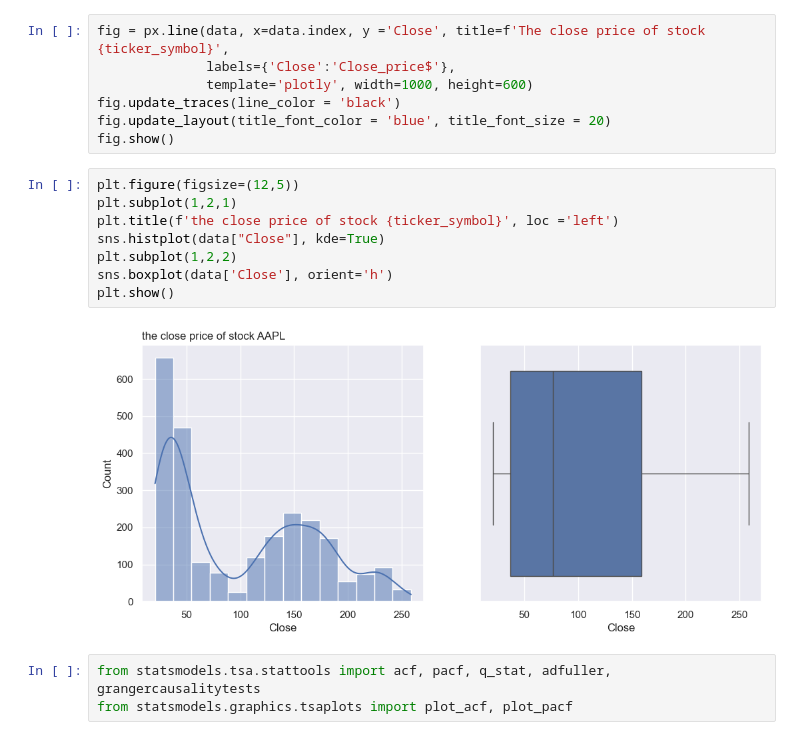
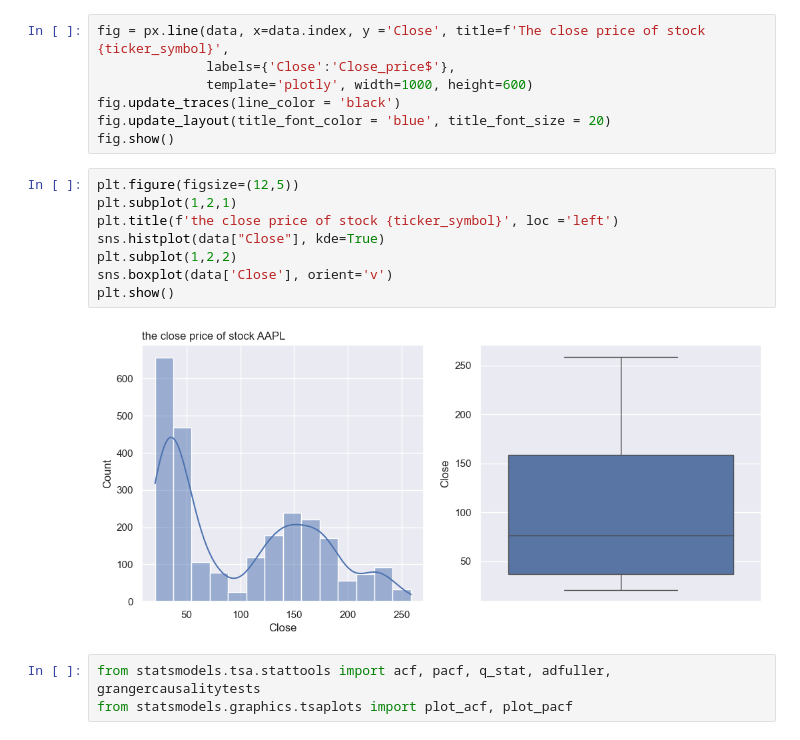
Before and after one commit to shaliniscode/stock_analysis, a Jupyter notebook: wavelet_lstm_analysis.ipynb, the cells around one changed output. Drawn from its saved outputs; the diff is of its cells as text.

```diff
--- a/wavelet_lstm_analysis.ipynb
+++ b/wavelet_lstm_analysis.ipynb
@@ -121,13 +122,13 @@ fig.show()
 # %%
 plt.figure(figsize=(12,5))
 plt.subplot(1,2,1)
 plt.title(f'the close price of stock {ticker_symbol}', loc ='left')
 sns.histplot(data["Close"], kde=True)
 plt.subplot(1,2,2)
-sns.boxplot(data['Close'], orient='h')
+sns.boxplot(data['Close'], orient='v')
 plt.show()
 # %% [output]
-[figure, old version]
+[figure, new version]
 # %%
 from statsmodels.tsa.stattools import acf, pacf, q_stat, adfuller, grangercausalitytests
 from statsmodels.graphics.tsaplots import plot_acf, plot_pacf
```
Also changed, not shown: parts of 17 cells of this notebook, 1 other file.
